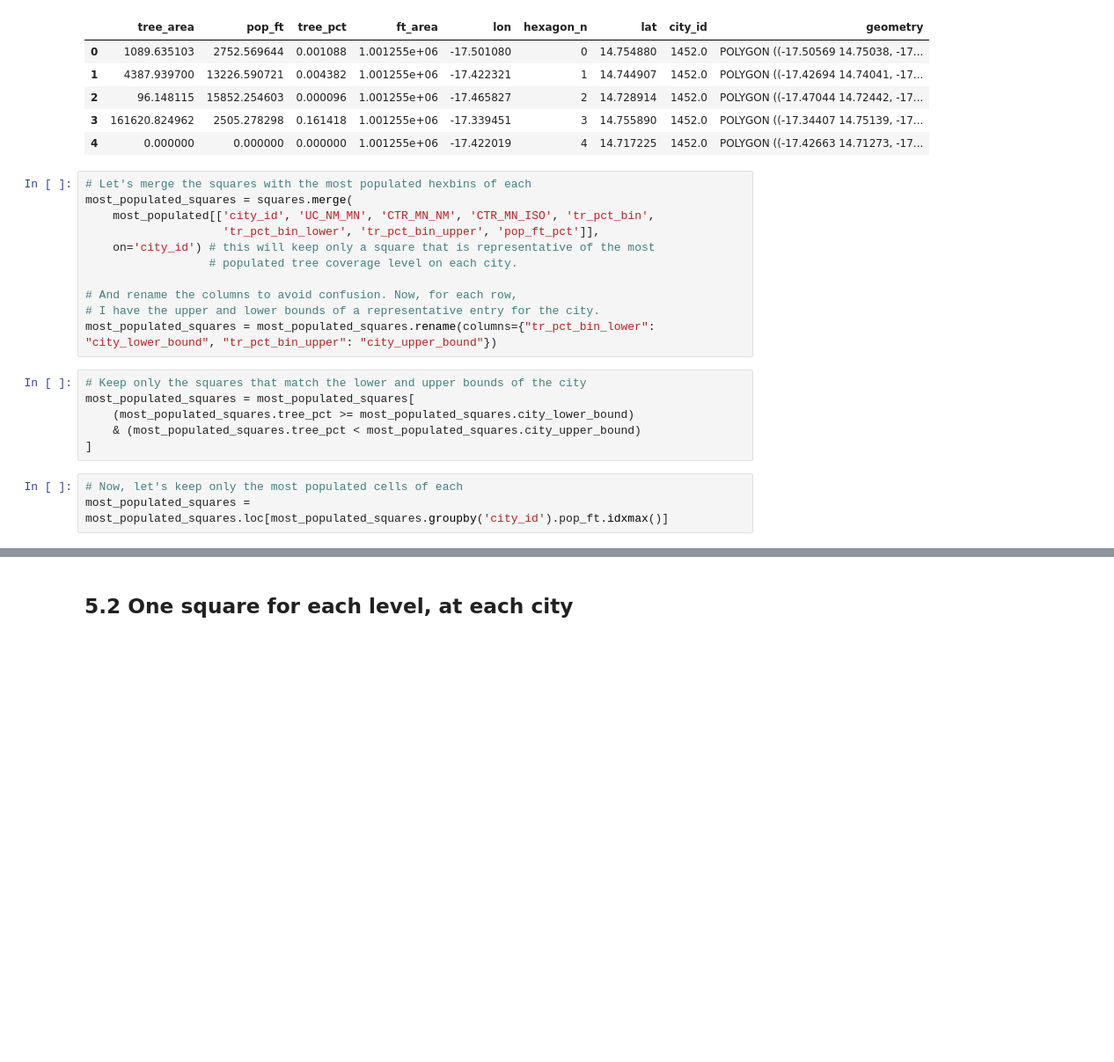
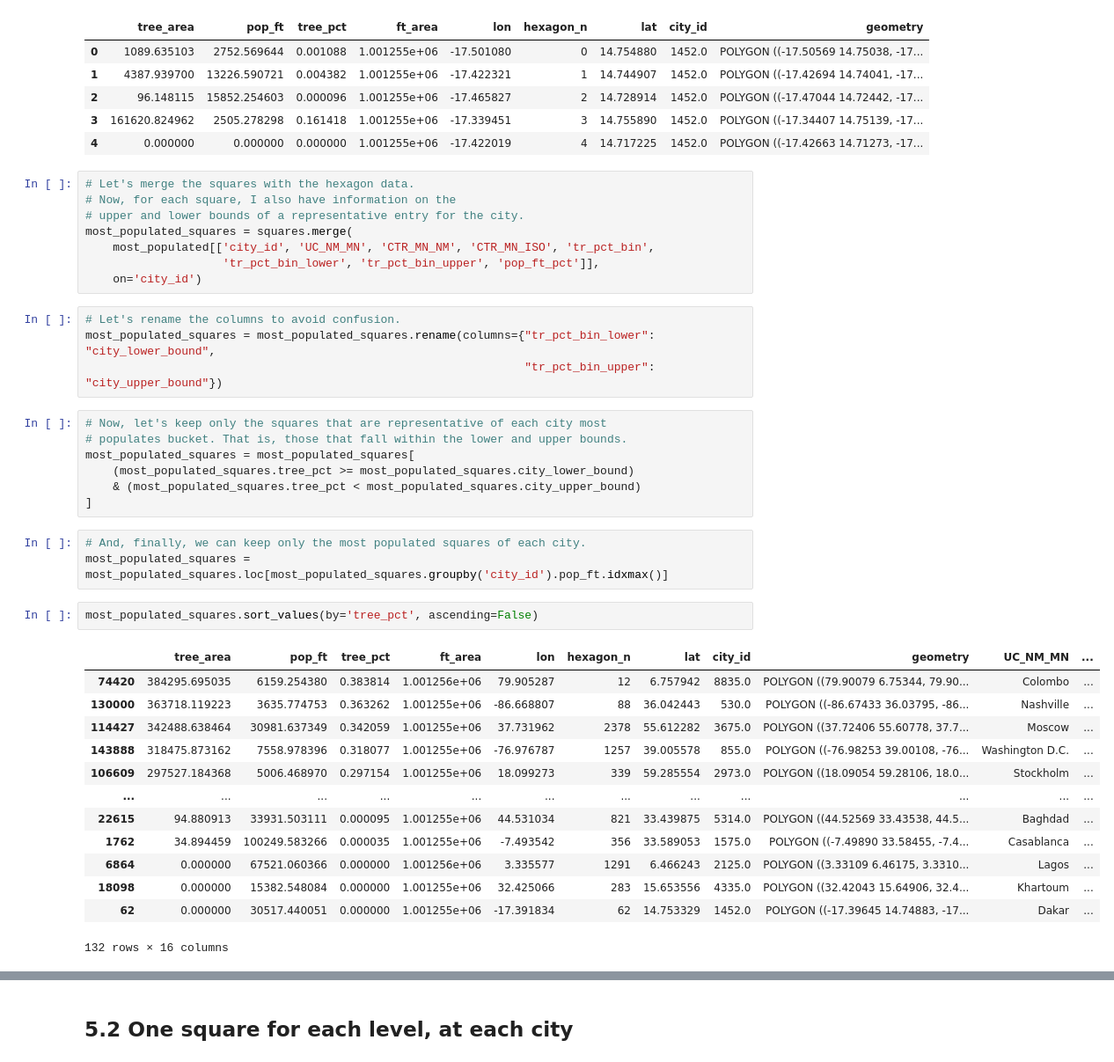
Before and after one commit to dw-data/city-tree-coverage, a Jupyter notebook: code/5. Getting representative 1sqkm squares.ipynb, the cells around one changed output, grey strips where cells are left out. Shown at 88% size. Drawn from its saved outputs; the diff is of its cells as text; blank space fills up the shorter version.

```diff
--- a/code/5. Getting representative 1sqkm squares.ipynb
+++ b/code/5. Getting representative 1sqkm squares.ipynb
@@ -54,23 +54,41 @@ squares.head()
 | 3 | 161620.824962 | 2505.278298 | 0.161418 | 1.001255e+06 | -17.339451 | 3 | 14.755890 | 1452.0 | POLYGON ((-17.34407 14.75139, -17... |
 | 4 | 0.000000 | 0.000000 | 0.000000 | 1.001255e+06 | -17.422019 | 4 | 14.717225 | 1452.0 | POLYGON ((-17.42663 14.71273, -17... |
 # %%
-# Let's merge the squares with the most populated hexbins of each
+# Let's merge the squares with the hexagon data.
+# Now, for each square, I also have information on the
+# upper and lower bounds of a representative entry for the city.
 most_populated_squares = squares.merge(
     most_populated[['city_id', 'UC_NM_MN', 'CTR_MN_NM', 'CTR_MN_ISO', 'tr_pct_bin',
                     'tr_pct_bin_lower', 'tr_pct_bin_upper', 'pop_ft_pct']],
-    on='city_id') # this will keep only a square that is representative of the most
-                  # populated tree coverage level on each city.
-
-# And rename the columns to avoid confusion. Now, for each row,
-# I have the upper and lower bounds of a representative entry for the city.
-most_populated_squares = most_populated_squares.rename(columns={"tr_pct_bin_lower": "city_lower_bound", "tr_pct_bin_upper": "city_upper_bound"})
+    on='city_id')
+# %%
+# Let's rename the columns to avoid confusion.
+most_populated_squares = most_populated_squares.rename(columns={"tr_pct_bin_lower": "city_lower_bound",
+                                                                "tr_pct_bin_upper": "city_upper_bound"})
 # %%
-# Keep only the squares that match the lower and upper bounds of the city
+# Now, let's keep only the squares that are representative of each city most
+# populates bucket. That is, those that fall within the lower and upper bounds.
 most_populated_squares = most_populated_squares[
     (most_populated_squares.tree_pct >= most_populated_squares.city_lower_bound)
     & (most_populated_squares.tree_pct < most_populated_squares.city_upper_bound)
 ]
 # %%
-# Now, let's keep only the most populated cells of each
+# And, finally, we can keep only the most populated squares of each city.
 most_populated_squares = most_populated_squares.loc[most_populated_squares.groupby('city_id').pop_ft.idxmax()]
+# %%
+most_populated_squares.sort_values(by='tree_pct', ascending=False)
+# %% [output]
+|  | tree_area | pop_ft | tree_pct | ft_area | lon | hexagon_n | lat | city_id | geometry | UC_NM_MN | ... |
+| 74420 | 384295.695035 | 6159.254380 | 0.383814 | 1.001256e+06 | 79.905287 | 12 | 6.757942 | 8835.0 | POLYGON ((79.90079 6.75344, 79.90... | Colombo | ... |
+| 130000 | 363718.119223 | 3635.774753 | 0.363262 | 1.001255e+06 | -86.668807 | 88 | 36.042443 | 530.0 | POLYGON ((-86.67433 36.03795, -86... | Nashville | ... |
+| 114427 | 342488.638464 | 30981.637349 | 0.342059 | 1.001255e+06 | 37.731962 | 2378 | 55.612282 | 3675.0 | POLYGON ((37.72406 55.60778, 37.7... | Moscow | ... |
+| 143888 | 318475.873162 | 7558.978396 | 0.318077 | 1.001255e+06 | -76.976787 | 1257 | 39.005578 | 855.0 | POLYGON ((-76.98253 39.00108, -76... | Washington D.C. | ... |
+| 106609 | 297527.184368 | 5006.468970 | 0.297154 | 1.001255e+06 | 18.099273 | 339 | 59.285554 | 2973.0 | POLYGON ((18.09054 59.28106, 18.0... | Stockholm | ... |
+| ... | ... | ... | ... | ... | ... | ... | ... | ... | ... | ... | ... |
+| 22615 | 94.880913 | 33931.503111 | 0.000095 | 1.001255e+06 | 44.531034 | 821 | 33.439875 | 5314.0 | POLYGON ((44.52569 33.43538, 44.5... | Baghdad | ... |
+| 1762 | 34.894459 | 100249.583266 | 0.000035 | 1.001255e+06 | -7.493542 | 356 | 33.589053 | 1575.0 | POLYGON ((-7.49890 33.58455, -7.4... | Casablanca | ... |
+| 6864 | 0.000000 | 67521.060366 | 0.000000 | 1.001256e+06 | 3.335577 | 1291 | 6.466243 | 2125.0 | POLYGON ((3.33109 6.46175, 3.3310... | Lagos | ... |
+| 18098 | 0.000000 | 15382.548084 | 0.000000 | 1.001255e+06 | 32.425066 | 283 | 15.653556 | 4335.0 | POLYGON ((32.42043 15.64906, 32.4... | Khartoum | ... |
+| 62 | 0.000000 | 30517.440051 | 0.000000 | 1.001255e+06 | -17.391834 | 62 | 14.753329 | 1452.0 | POLYGON ((-17.39645 14.74883, -17... | Dakar | ... |
+132 rows × 16 columns
 # %%
```
Also changed, not shown: parts of 9 cells of this notebook.
